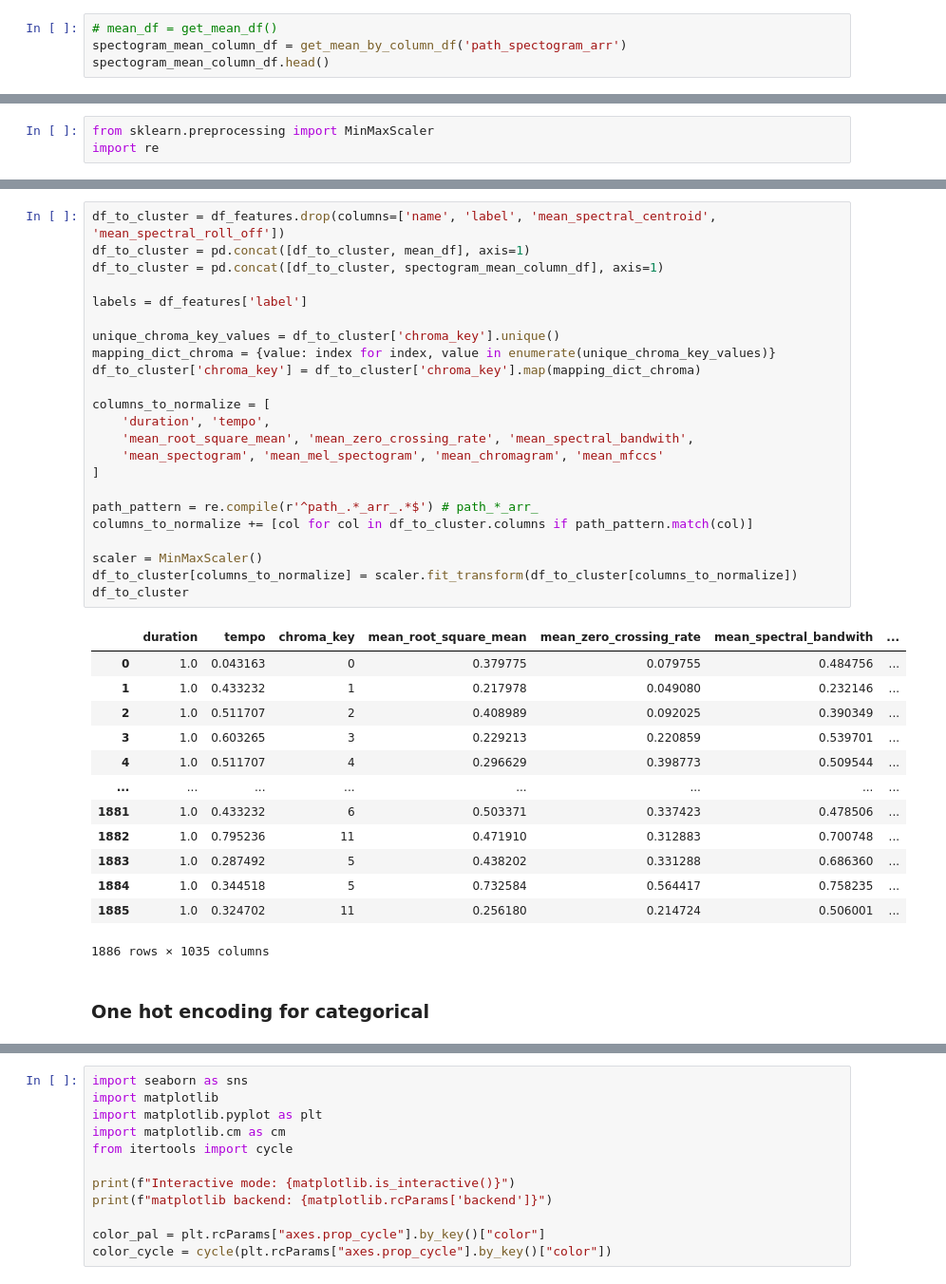
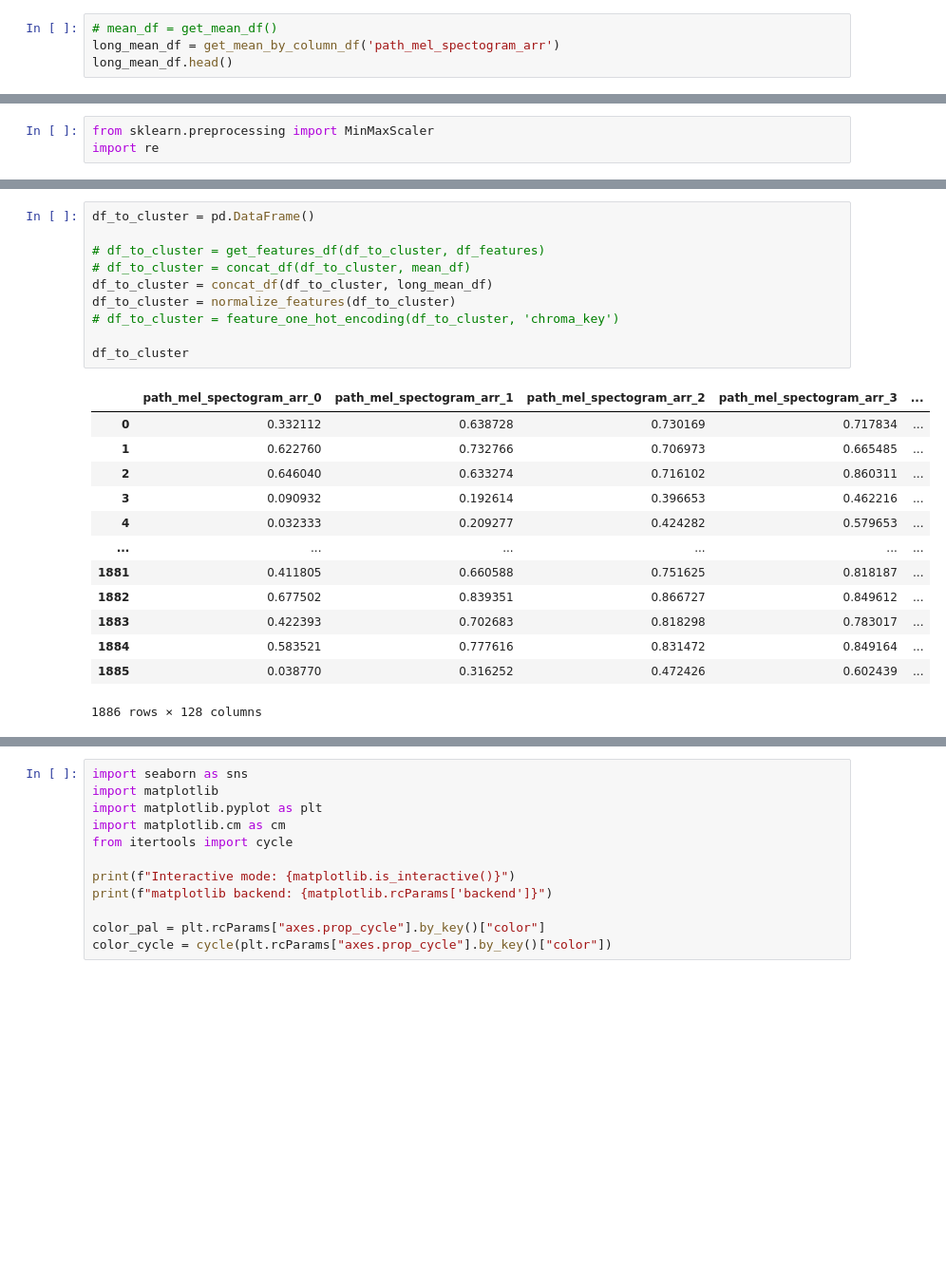
Before and after one commit to C7A7A/audio_clustering_autoencoder, a Jupyter notebook: notebooks/cluster_music.ipynb, the cells around one changed output, grey strips where cells are left out. Shown at 95% size. Drawn from its saved outputs; the diff is of its cells as text; blank space fills up the shorter version.

```diff
--- a/notebooks/cluster_music.ipynb
+++ b/notebooks/cluster_music.ipynb
@@ -115,6 +115,6 @@ def get_mean_by_column_df(column_name):
     return mean_df
 # %%
 # mean_df = get_mean_df()
-spectogram_mean_column_df = get_mean_by_column_df('path_spectogram_arr')
-spectogram_mean_column_df.head()
+long_mean_df = get_mean_by_column_df('path_mel_spectogram_arr')
+long_mean_df.head()
 # %% [output]
@@ -198,39 +232,24 @@ num_labels
 # %%
-df_to_cluster = df_features.drop(columns=['name', 'label', 'mean_spectral_centroid', 'mean_spectral_roll_off'])
-df_to_cluster = pd.concat([df_to_cluster, mean_df], axis=1)
-df_to_cluster = pd.concat([df_to_cluster, spectogram_mean_column_df], axis=1)
+df_to_cluster = pd.DataFrame()
 
-labels = df_features['label']
+# df_to_cluster = get_features_df(df_to_cluster, df_features)
+# df_to_cluster = concat_df(df_to_cluster, mean_df)
+df_to_cluster = concat_df(df_to_cluster, long_mean_df)
+df_to_cluster = normalize_features(df_to_cluster)
+# df_to_cluster = feature_one_hot_encoding(df_to_cluster, 'chroma_key')
 
-unique_chroma_key_values = df_to_cluster['chroma_key'].unique()
-mapping_dict_chroma = {value: index for index, value in enumerate(unique_chroma_key_values)}
-df_to_cluster['chroma_key'] = df_to_cluster['chroma_key'].map(mapping_dict_chroma)
-
-columns_to_normalize = [
-    'duration', 'tempo',
-    'mean_root_square_mean', 'mean_zero_crossing_rate', 'mean_spectral_bandwith',
-    'mean_spectogram', 'mean_mel_spectogram', 'mean_chromagram', 'mean_mfccs'
-]
-
-path_pattern = re.compile(r'^path_.*_arr_.*$') # path_*_arr_
-columns_to_normalize += [col for col in df_to_cluster.columns if path_pattern.match(col)]
-
-scaler = MinMaxScaler()
-df_to_cluster[columns_to_normalize] = scaler.fit_transform(df_to_cluster[columns_to_normalize])
 df_to_cluster
 # %% [output]
-|  | duration | tempo | chroma_key | mean_root_square_mean | mean_zero_crossing_rate | mean_spectral_bandwith | ... |
-| 0 | 1.0 | 0.043163 | 0 | 0.379775 | 0.079755 | 0.484756 | ... |
-| 1 | 1.0 | 0.433232 | 1 | 0.217978 | 0.049080 | 0.232146 | ... |
-| 2 | 1.0 | 0.511707 | 2 | 0.408989 | 0.092025 | 0.390349 | ... |
-| 3 | 1.0 | 0.603265 | 3 | 0.229213 | 0.220859 | 0.539701 | ... |
-| 4 | 1.0 | 0.511707 | 4 | 0.296629 | 0.398773 | 0.509544 | ... |
-| ... | ... | ... | ... | ... | ... | ... | ... |
-| 1881 | 1.0 | 0.433232 | 6 | 0.503371 | 0.337423 | 0.478506 | ... |
-| 1882 | 1.0 | 0.795236 | 11 | 0.471910 | 0.312883 | 0.700748 | ... |
-| 1883 | 1.0 | 0.287492 | 5 | 0.438202 | 0.331288 | 0.686360 | ... |
-| 1884 | 1.0 | 0.344518 | 5 | 0.732584 | 0.564417 | 0.758235 | ... |
-| 1885 | 1.0 | 0.324702 | 11 | 0.256180 | 0.214724 | 0.506001 | ... |
+|  | path_mel_spectogram_arr_0 | path_mel_spectogram_arr_1 | path_mel_spectogram_arr_2 | path_mel_spectogram_arr_3 | ... |
+| 0 | 0.332112 | 0.638728 | 0.730169 | 0.717834 | ... |
+| 1 | 0.622760 | 0.732766 | 0.706973 | 0.665485 | ... |
+| 2 | 0.646040 | 0.633274 | 0.716102 | 0.860311 | ... |
+| 3 | 0.090932 | 0.192614 | 0.396653 | 0.462216 | ... |
+| 4 | 0.032333 | 0.209277 | 0.424282 | 0.579653 | ... |
+| ... | ... | ... | ... | ... | ... |
+| 1881 | 0.411805 | 0.660588 | 0.751625 | 0.818187 | ... |
+| 1882 | 0.677502 | 0.839351 | 0.866727 | 0.849612 | ... |
+| 1883 | 0.422393 | 0.702683 | 0.818298 | 0.783017 | ... |
+| 1884 | 0.583521 | 0.777616 | 0.831472 | 0.849164 | ... |
+| 1885 | 0.038770 | 0.316252 | 0.472426 | 0.602439 | ... |
-1886 rows × 1035 columns
+1886 rows × 128 columns
-# %% [markdown]
-### One hot encoding for categorical
```
Also changed, not shown: parts of 18 cells of this notebook.
